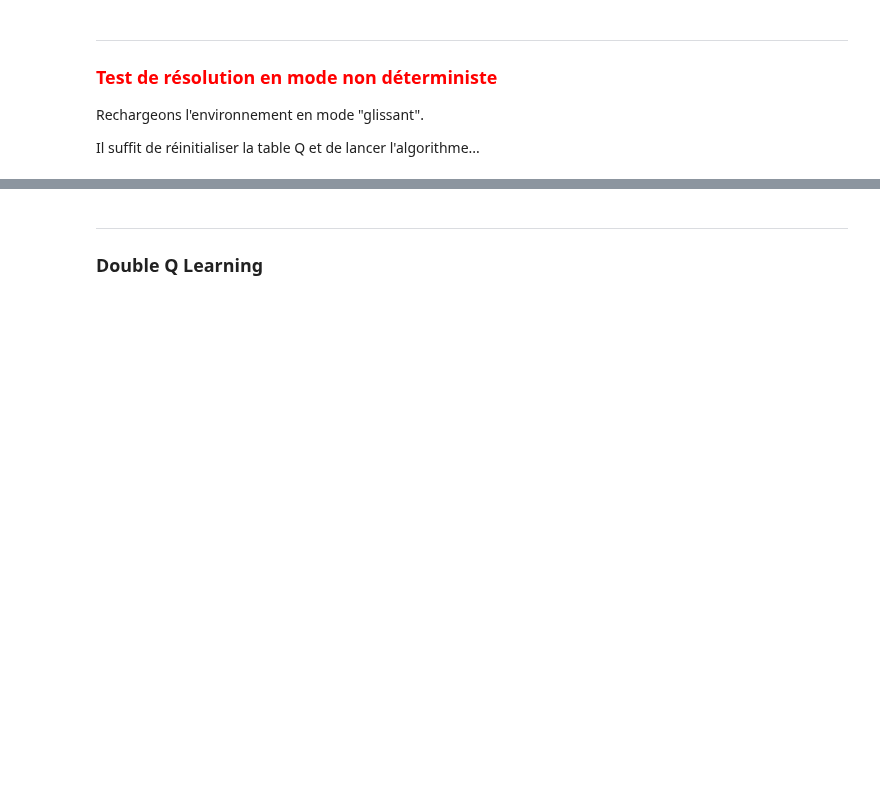
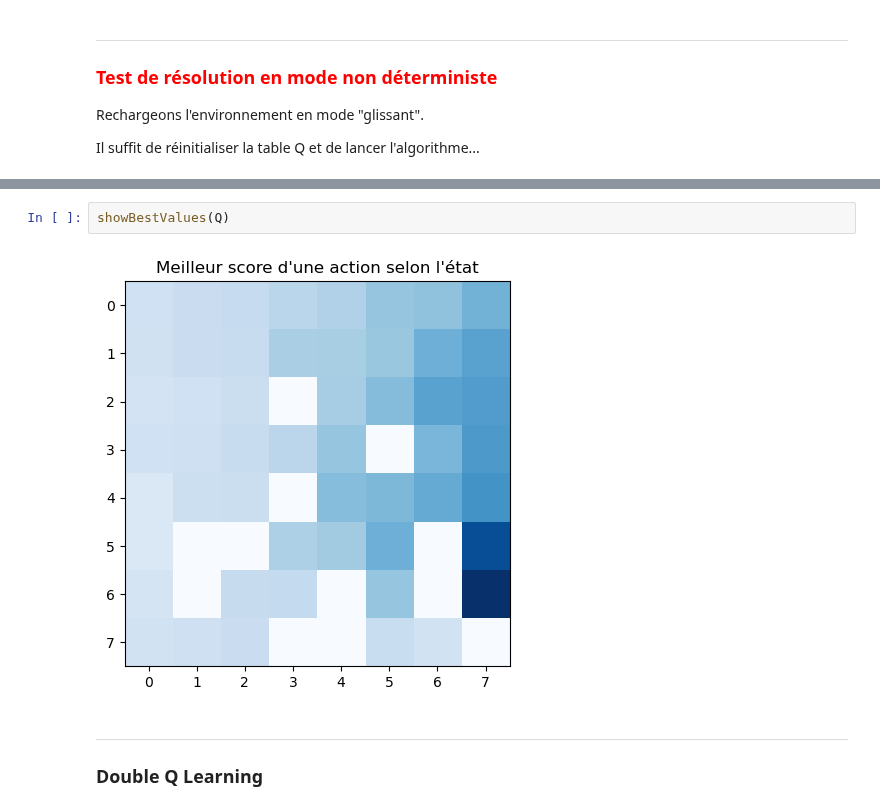
Before and after one commit to EmmanuelADAM/IntelligenceArtificiellePython, a Jupyter notebook: GymFrozenLakeQLearning.ipynb, the cells around one changed output, grey strips where cells are left out. Saved outputs shown, nothing was run; the diff lists cells and outputs as text; blank space fills up the shorter version.

```diff
--- a/GymFrozenLakeQLearning.ipynb
+++ b/GymFrozenLakeQLearning.ipynb
@@ -471,3 +432,7 @@ Plus on relance les tests, plus on a de chance de trouver une solution...
+# %%
+showBestValues(Q)
+# %% [output]
+[figure, added]
 # %% [markdown]
 ---
 ### Double Q Learning
```
Also changed, not shown: parts of 19 cells of this notebook.
